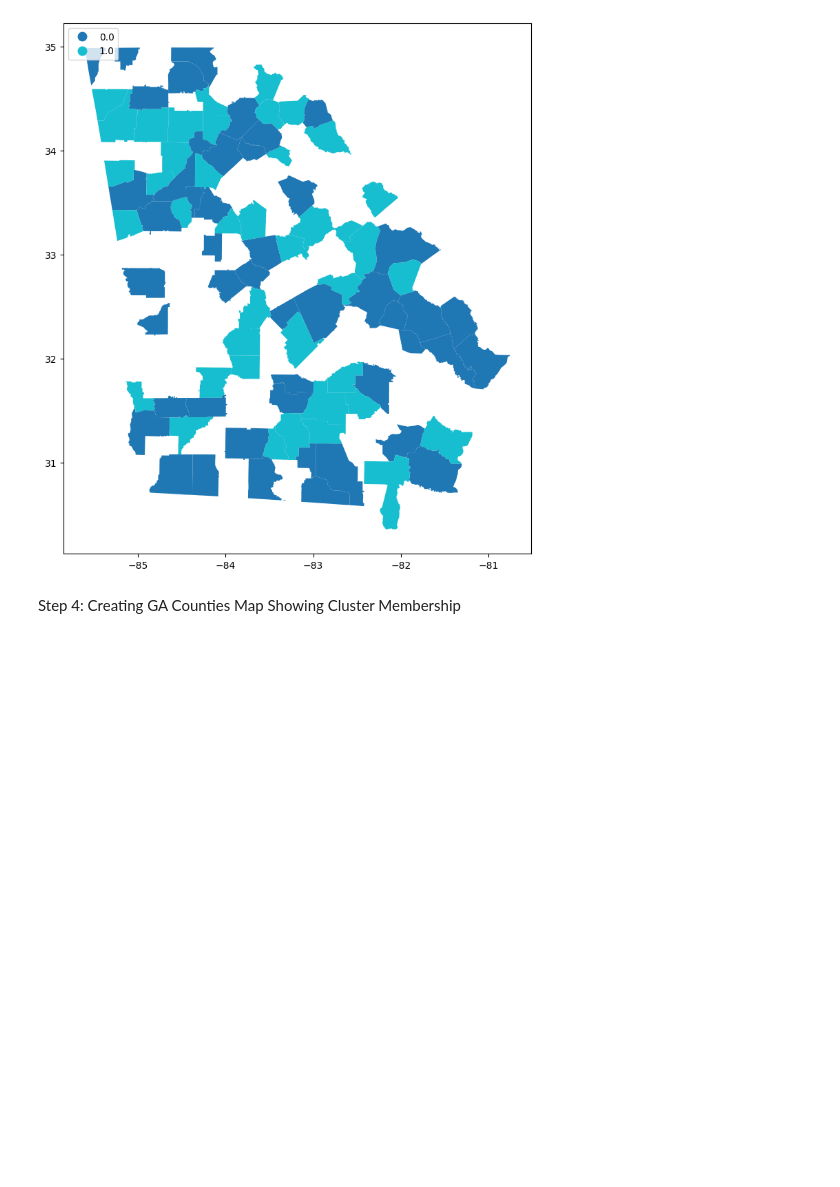
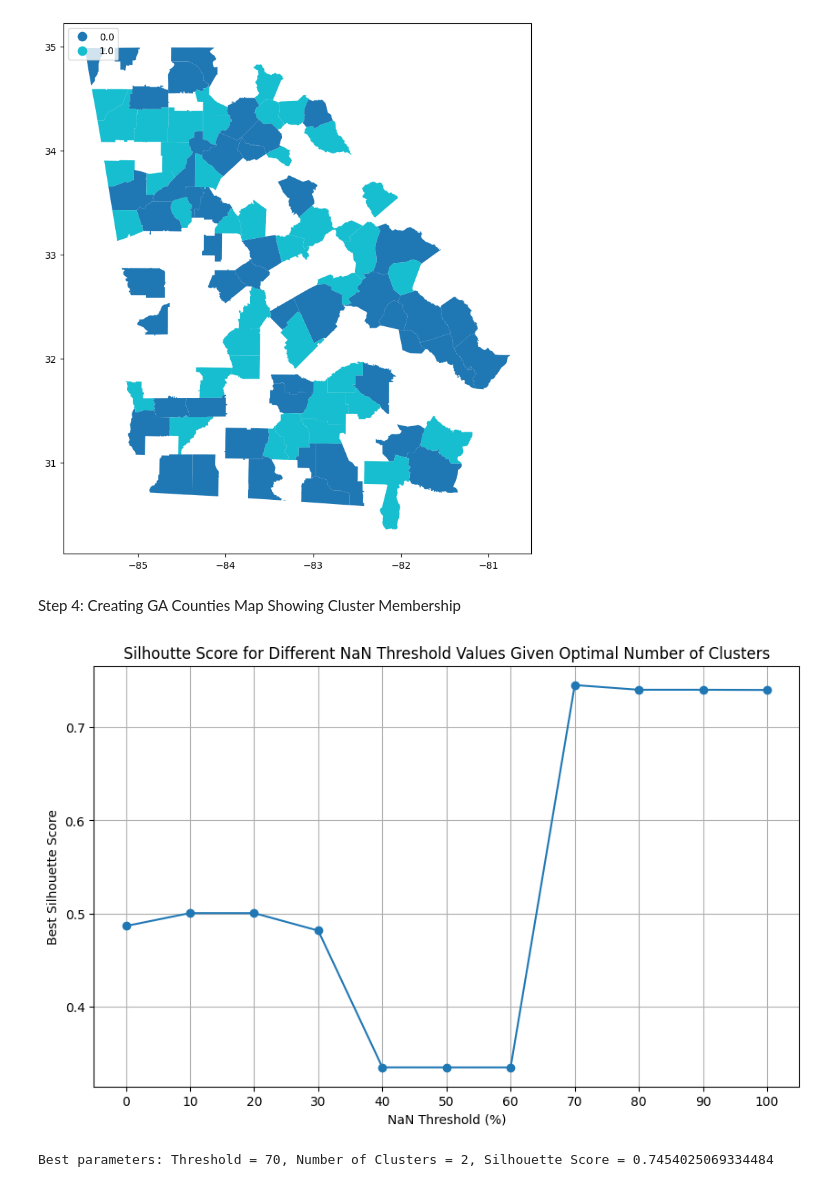
Before and after one commit to nikita-jha/BastosLab, a Jupyter notebook: ML_Analysis/clustering.ipynb, the cells around one changed output. Cells and saved outputs as stored; diff of their text form; code cells hidden in the pictures; blank space fills up the shorter version.

Commit message:
Determined optimal threshold, num_cluster pair for mean_imputed data values

```diff
--- a/ML_Analysis/clustering.ipynb
+++ b/ML_Analysis/clustering.ipynb
@@ -363,0 +306,70 @@ def test_different_thresholds(try_threshold):
+# %%
+from sklearn.cluster import KMeans
+from sklearn.metrics import silhouette_score
+import numpy as np
+import matplotlib.pyplot as plt
+
+
+def find_optimal_clusters(data, max_clusters):
+    silhouette_scores = []
+    for n_clusters in range(2, max_clusters + 1):
+        kmeans = KMeans(n_clusters=n_clusters, init='k-means++', max_iter=300, n_init=10, random_state=0)
+        labels = kmeans.fit_predict(data)
+        score = silhouette_score(data, labels)
+        silhouette_scores.append(score)
+    best_num_clusters = np.argmax(silhouette_scores) + 2  # +2 because range starts at 2
+    return best_num_clusters, max(silhouette_scores)
+
+threshold_values = range(0, 101, 10)
+optimal_params = []
+
+thresholds = []
+best_sillhouette_scores = []
+
+# For each threshold value
+for try_threshold in threshold_values:
+
+    features = values_data.drop(['County', 'Year'], axis=1)
+
+    # Calculate the percentage of NaN values in each column
+    nan_percentage = features.isna().mean() * 100
+
+    # Identify columns with more than a certain percentage of NaN values (e.g., more than 50%)
+    threshold = try_threshold
+
+    # Keep only the columns that have nan_percentage <= threshold
+    data_cleaned = features.loc[:, nan_percentage <= threshold]
+
+    #Strategy 1: Impute Missing Values with the Mean
+    imputer_mean = SimpleImputer(strategy='mean')
+
+    #Apply imputation to the filtered data
+    data_imputed_mean = pd.DataFrame(imputer_mean.fit_transform(data_cleaned), columns=data_cleaned.columns)
+
+    # Find the optimal number of clusters for this threshold
+    best_clusters, best_score = find_optimal_clusters(data_imputed_mean, 10)
+
+    # Append to thresholds and best_sillhouette_scores to create the graphs
+    thresholds.append(try_threshold)
+    best_sillhouette_scores.append(best_score)
+
+    # Store the best number of clusters and silhouette score for this threshold
+    optimal_params.append((threshold, best_clusters, best_score))
+
+
+# Now find the overall best parameters
+overall_best = max(optimal_params, key=lambda x: x[2])
+
+plt.figure(figsize=(10, 6))
+plt.plot(thresholds, best_sillhouette_scores, marker='o')
+plt.title("Silhoutte Score for Different NaN Threshold Values Given Optimal Number of Clusters")
+plt.xlabel("NaN Threshold (%)")
+plt.ylabel("Best Silhouette Score")
+plt.xticks(threshold_values)
+plt.grid(True)
+plt.show()
+
+print(f"Best parameters: Threshold = {overall_best[0]}, Number of Clusters = {overall_best[1]}, Silhouette Score = {overall_best[2]}")
+# %% [output]
+[figure, added]
+Best parameters: Threshold = 70, Number of Clusters = 2, Silhouette Score = 0.7454025069334484
```
Also changed, not shown: parts of 3 cells of this notebook.
